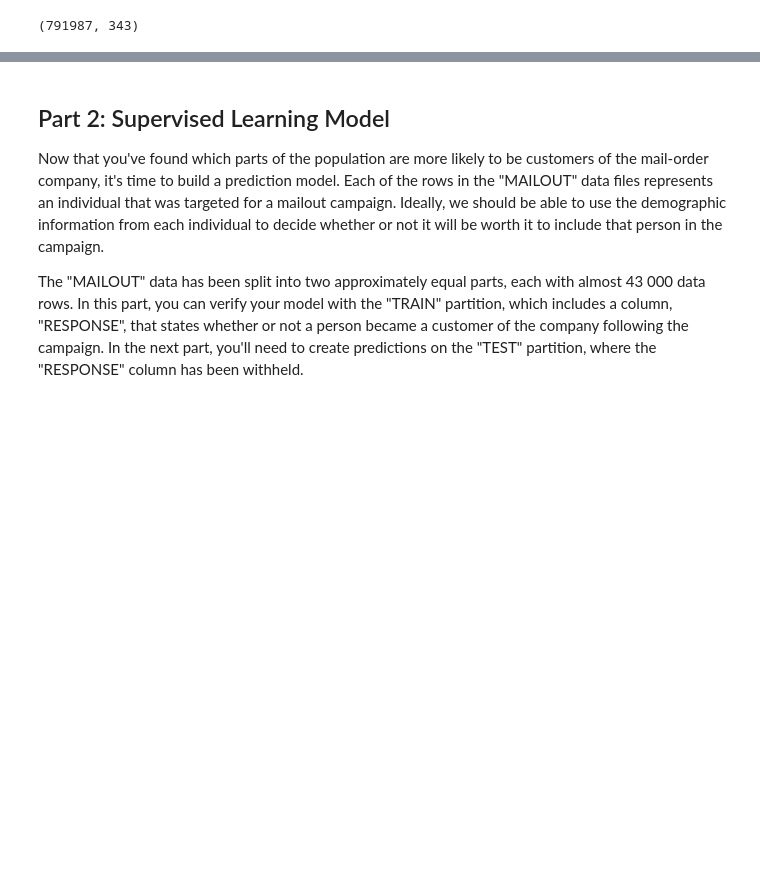
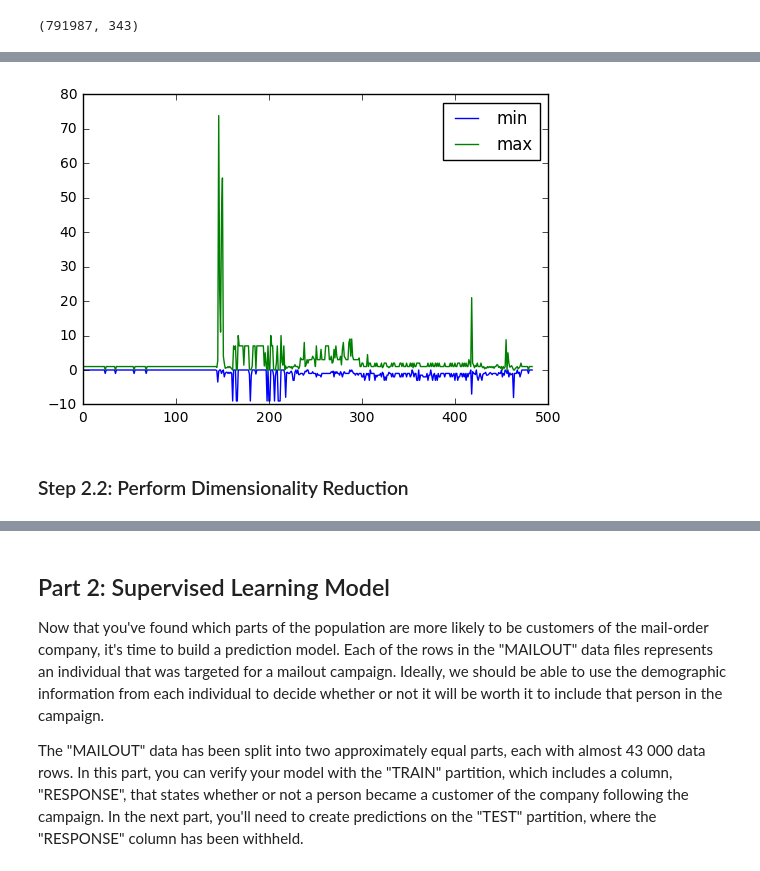
Before and after one commit to Jaouadeddadsi/DSND-Bertelsmann-Arvato-Project, a Jupyter notebook: Arvato_Project_Workbook.ipynb, the cells around one changed output, grey strips where cells are left out. Saved outputs shown, nothing was run; the diff lists cells and outputs as text; code cells hidden in the pictures; blank space fills up the shorter version.

```diff
--- a/Arvato_Project_Workbook.ipynb
+++ b/Arvato_Project_Workbook.ipynb
@@ -554,0 +949,18 @@ azdias.shape
+# %%
+# Apply feature scaling to the general population demographics data.
+scaler = RobustScaler()
+scaled_azdias = pd.DataFrame(scaler.fit_transform(new_azdias.values),
+                          columns= new_azdias.columns)
+# %%
+# Check features range
+describe_2 = scaled_azdias.describe()
+
+plt.figure()
+plt.plot(describe_2.loc['min'].values, label= 'min')
+plt.plot(describe_2.loc['max'].values, label= 'max')
+plt.legend()
+plt.show()
+# %% [output]
+[figure, added]
+# %% [markdown]
+### Step 2.2: Perform Dimensionality Reduction
```
Also changed, not shown: parts of 126 cells of this notebook.
